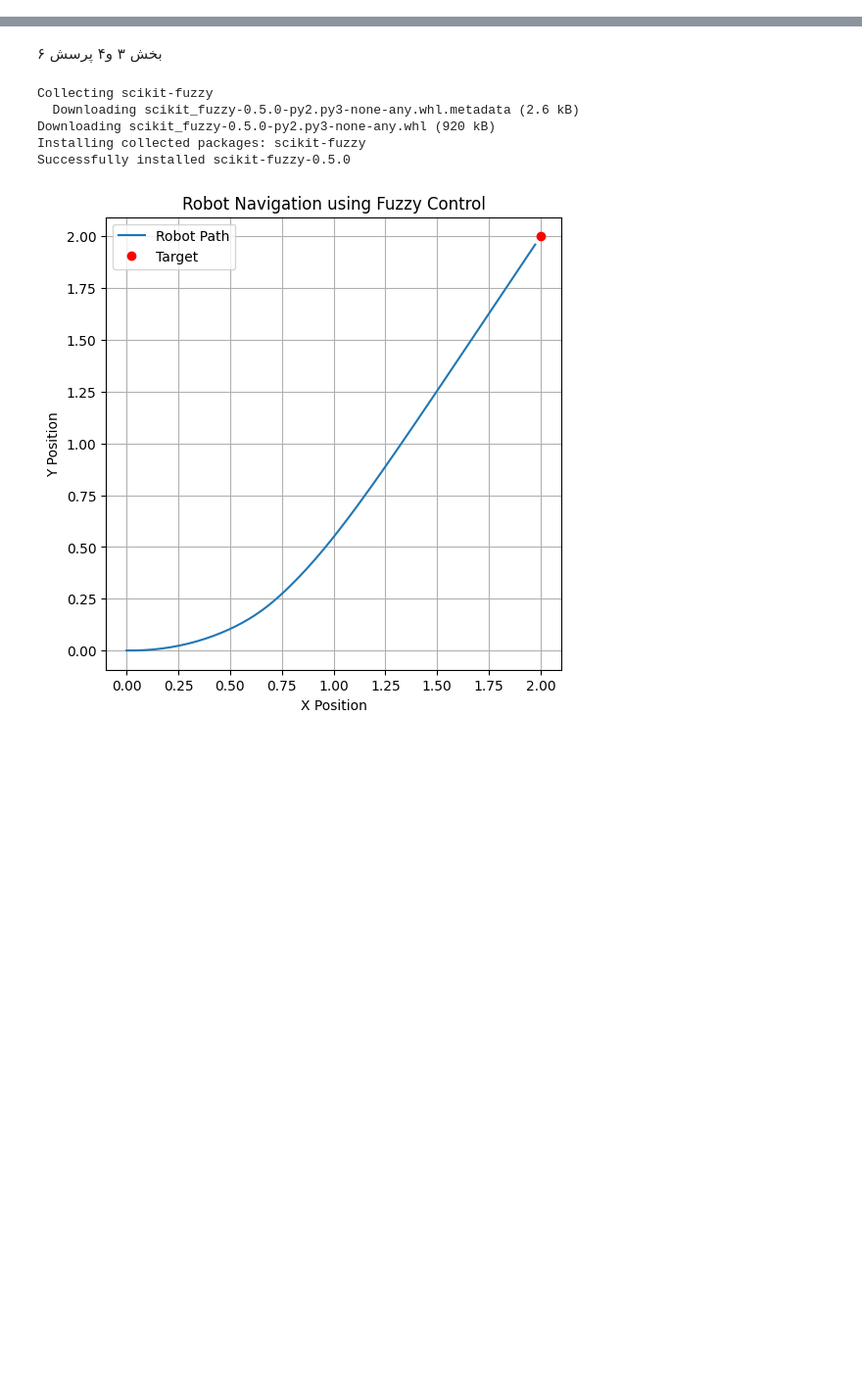
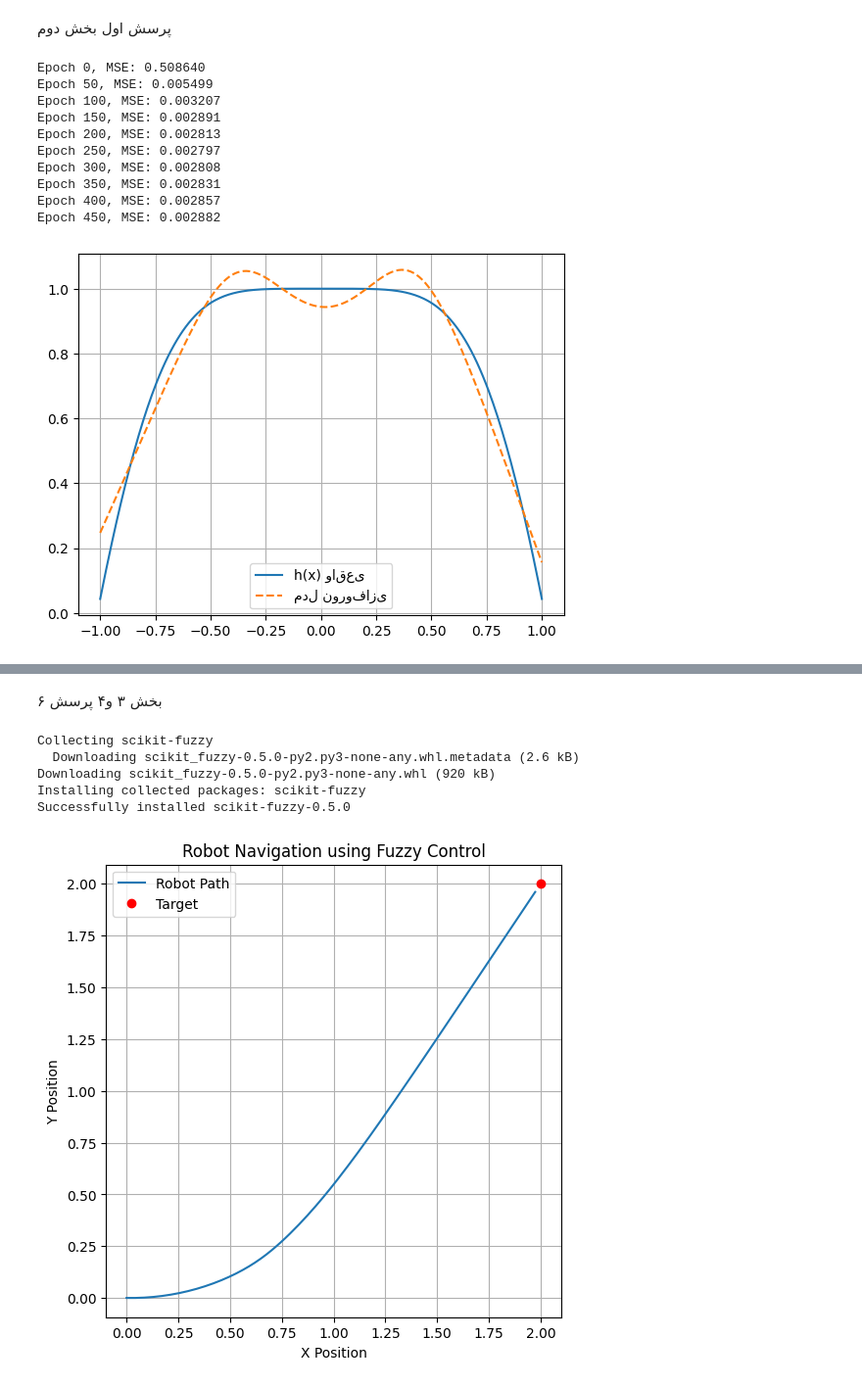
Before and after one commit to anahitaoladan/Artificial-Intelligence, a Jupyter notebook: mini_project_3.ipynb, the cells around one changed output, grey strips where cells are left out. Shown at 98% size. Cells and saved outputs as stored; diff of their text form; code cells hidden in the pictures; blank space fills up the shorter version.

```diff
--- a/mini_project_3.ipynb
+++ b/mini_project_3.ipynb
@@ -2,0 +27,74 @@
+# %% [markdown]
+پرسش اول بخش دوم
+# %%
+import numpy as np
+import matplotlib.pyplot as plt
+
+# تابع هدف
+def h(x):
+    return np.exp(-np.pi * x**2) + x * np.sin(np.pi * x)
+
+x_data = np.linspace(-1, 1, 300)
+y_data = h(x_data)
+
+# توابع عضویت گوسی
+def gaussian(x, c, sigma):
+    return np.exp(-0.5 * ((x - c) / sigma)**2)
+
+# پارامترها
+centers = np.array([-0.7, 0.0, 0.7])
+sigmas = np.array([0.3, 0.3, 0.3])
+a = np.random.randn(3)
+b = np.random.randn(3)
+
+# آموزش با گرادیان نزولی
+lr = 0.01
+epochs = 500
+
+for epoch in range(epochs):
+    total_loss = 0
+    for i in range(len(x_data)):
+        x = x_data[i]
+        y_true = y_data[i]
+
+        mus = gaussian(x, centers, sigmas)
+        y_rules = a * x + b
+        y_pred = np.sum(mus * y_rules) / np.sum(mus)
+        error = y_pred - y_true
+        total_loss += error**2
+
+        for j in range(3):
+            dL_dy = 2 * error
+            dyj = mus[j] / np.sum(mus)
+            a[j] -= lr * dL_dy * dyj * x
+            b[j] -= lr * dL_dy * dyj * 1
+
+    if epoch % 50 == 0:
+        print(f"Epoch {epoch}, MSE: {total_loss / len(x_data):.6f}")
+
+# پیش‌بینی نهایی
+predictions = []
+for x in x_data:
+    mus = gaussian(x, centers, sigmas)
+    y_rules = a * x + b
+    y_pred = np.sum(mus * y_rules) / np.sum(mus)
+    predictions.append(y_pred)
+
+# رسم
+plt.plot(x_data, y_data, label="h(x) واقعی")
+plt.plot(x_data, predictions, '--', label="مدل نوروفازی")
+plt.legend()
+plt.grid(True)
+plt.show()
+# %% [output]
+Epoch 0, MSE: 0.508640
+Epoch 50, MSE: 0.005499
+Epoch 100, MSE: 0.003207
+Epoch 150, MSE: 0.002891
+Epoch 200, MSE: 0.002813
+Epoch 250, MSE: 0.002797
+Epoch 300, MSE: 0.002808
+Epoch 350, MSE: 0.002831
+Epoch 400, MSE: 0.002857
+Epoch 450, MSE: 0.002882
+[figure, added]
```
Also changed, not shown: parts of 10 cells of this notebook.
